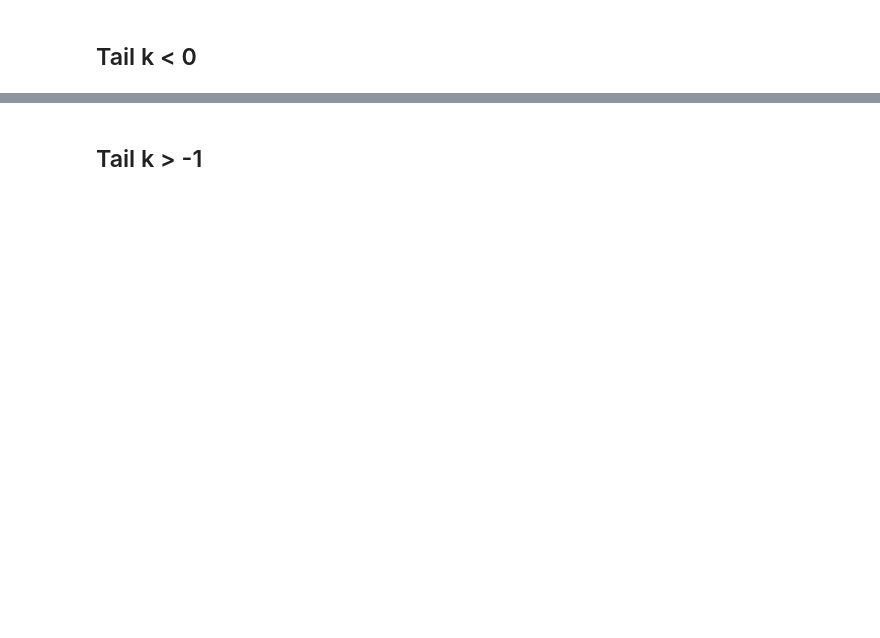
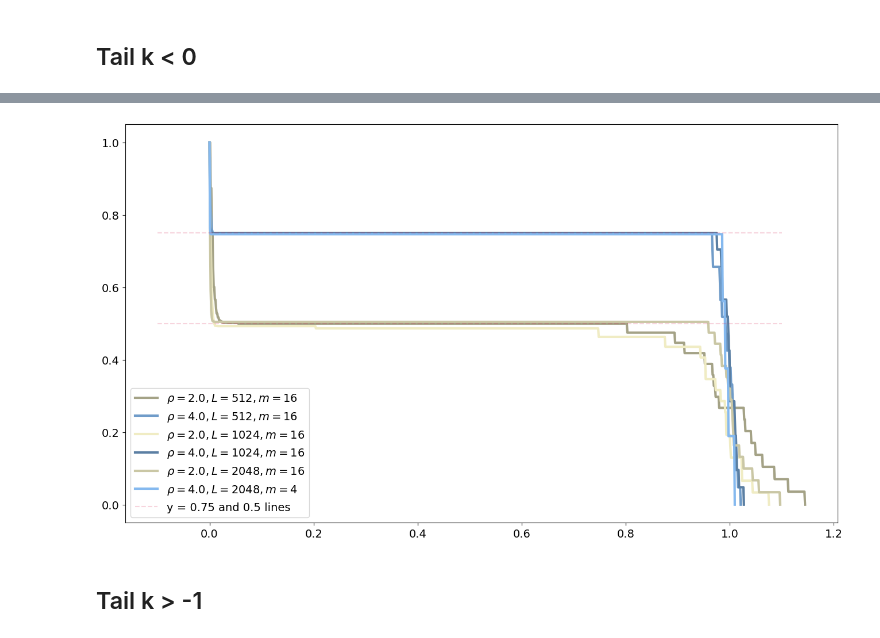
Before and after one commit to AnyAvailableUsername/ZRP-Simulation-and-Data-Evaluation, a Jupyter notebook: ZRP visuals.ipynb, the cells around one changed output, grey strips where cells are left out. Saved outputs shown, nothing was run; the diff lists cells and outputs as text; code cells hidden in the pictures; blank space fills up the shorter version.

```diff
--- a/ZRP visuals.ipynb
+++ b/ZRP visuals.ipynb
@@ -1474,3 +1389,72 @@ drawGraphs(
+# %%
+colors = ['#1f77b4', '#ff7f0e', '#2ca02c', '#d62728', '#9467bd', '#8c564b', '#e377c2', '#7f7f7f', '#bcbd22', '#17becf']
+colors_rho_cL = {}
+
+def _tail(sim, domain_upper_bound = None):
+  lattices = np.array(sim.other['lattice'])
+  print(lattices)
+  N = sim.params['N']
+  C_L = sim.C_L()
+  etas_fl = np.array(lattices).flatten()
+  print(lattices.shape)
+  print(etas_fl.shape)
+  if domain_upper_bound is None:
+    domain_upper_bound = np.max(etas_fl)/C_L
+  domain = np.linspace(0, domain_upper_bound, 1000)
+  _tail = ((etas_fl > C_L * domain.reshape(-1, 1)) @ etas_fl) / (N * lattices.shape[0])
+  return domain, _tail
+
+
+def multipleSimTailsGroupedByk(axs, idx):
+  axs = axs[0,0]
+  k = -2
+  rho_c = 1
+  domain_stepcount = 1000
+  sims = groupedSims()
+
+  domain_upper_bound = 0
+  for i, sim in enumerate(sims):
+    domain, tails = sim.tail()
+    C_L = sim.C_L()
+    rho, L, lattices = sim.fetch('rho', 'L', 'lattice' )
+
+    domain_upper_bound = max(domain_upper_bound, domain[-1])
+
+    lbl = f"$\\rho={rho}, L={L}, m={lattices.shape[0]}$"
+    axs.plot(domain, tails,
+    color=__theme_color_scales[int(rho//2 - 1),i%3],
+    label=lbl, linewidth=3)
+
+  rhos = []
+  data_rho = data.groupby('rho')
+  for group, df in data_rho:
+    rhos.append(group)
+    sims = groupedSims(df = df)
+    domain = np.linspace(0, domain_upper_bound, domain_stepcount)
+    all_tails = []
+    for sim in sims:
+      _, tails = sim.tail(domain_upper_bound)
+      all_tails.append(tails)
+    tails = np.mean(np.array(all_tails), axis=0)
+
+  rhos = np.array(rhos)
+  axs.hlines((rhos - 1)/rhos, -0.1, 1.1, color=__cherry + '33', linestyle='--', label="y = 0.75 and 0.5 lines")
+  axs.legend()
+
+
+reloadData()
+indices = (data['k'] == -2) & (data['runtime']/data['N'] == 10000)
+data = data[indices].sort_values(['k', 'L', 'rho'])
+
+
+drawGraphs(
+  cols=1, rows=1,
+  col_weights=[1], row_weights=[1],
+  graph_factory=multipleSimTailsGroupedByk,
+  save_settings = {"path": r"..\Latex\img\single_site_cluster.pdf"},
+  font_size='large')
+# %% [output]
+[figure, added]
 # %% [markdown]
 ## Tail k > -1
 # %%
```
Also changed, not shown: parts of 24 cells of this notebook, 41 other files.
